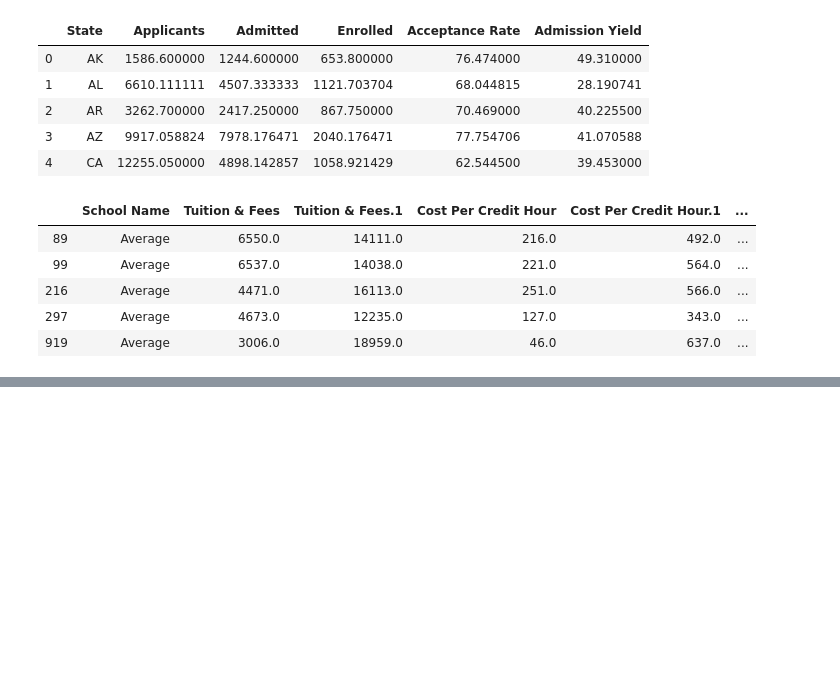
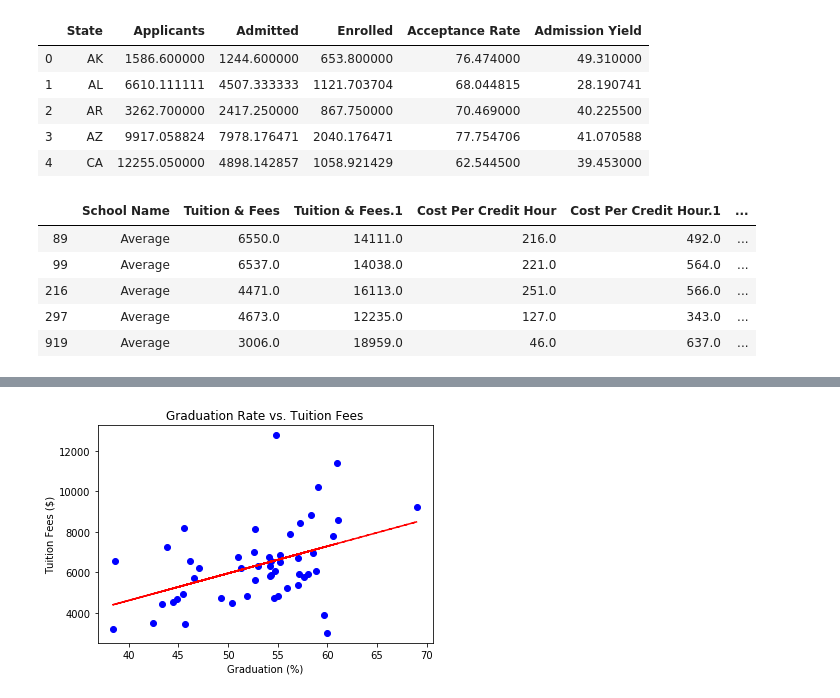
Before and after one commit to cheikhsidi/graduation_Analytics_FL, a Jupyter notebook: Graduation_Project.ipynb, the cells around one changed output, grey strips where cells are left out. Drawn from its saved outputs; the diff is of its cells as text; code cells hidden in the pictures; blank space fills up the shorter version.

```diff
--- a/Graduation_Project.ipynb
+++ b/Graduation_Project.ipynb
@@ -140,0 +101,24 @@ See the caveats in the documentation: http://pandas.pydata.org/pandas-docs/stabl
+# %%
+target_table = pd.DataFrame({"State":Avg_Graduation["State"],
+                             "Graduation Rate" :Avg_Graduation["Graduation Rate"],
+                             "Tuition Fees" : Avg_Tuition["Tuition & Fees"].tolist()})
+#target_table.strip()
+#target_table.plot.scatter(target_table["Graduation Rate"], target_table["Tuition Fees"])
+fig, ax = plt.subplots()
+
+x = target_table["Graduation Rate"]
+y = target_table["Tuition Fees"]
+
+plt.scatter(x , y ,  marker="o", color = "b")
+
+z = np.polyfit(x, y, 1)
+p = np.poly1d(z)
+plt.plot(x,p(x),"r--")
+#plt.figure(figsize = (20.0,10.0))
+plt.title("Graduation Rate vs. Tuition Fees")
+ax.set_xlabel("Graduation (%)")
+ax.set_ylabel("Tuition Fees ($)")
+fig.savefig('Graduation_Tuition.png')
+#plt.legend(loc="best", fontsize="small", fancybox=True)
+# %% [output]
+[figure, added]
```
Also changed, not shown: parts of 8 cells of this notebook, 2 other files.
